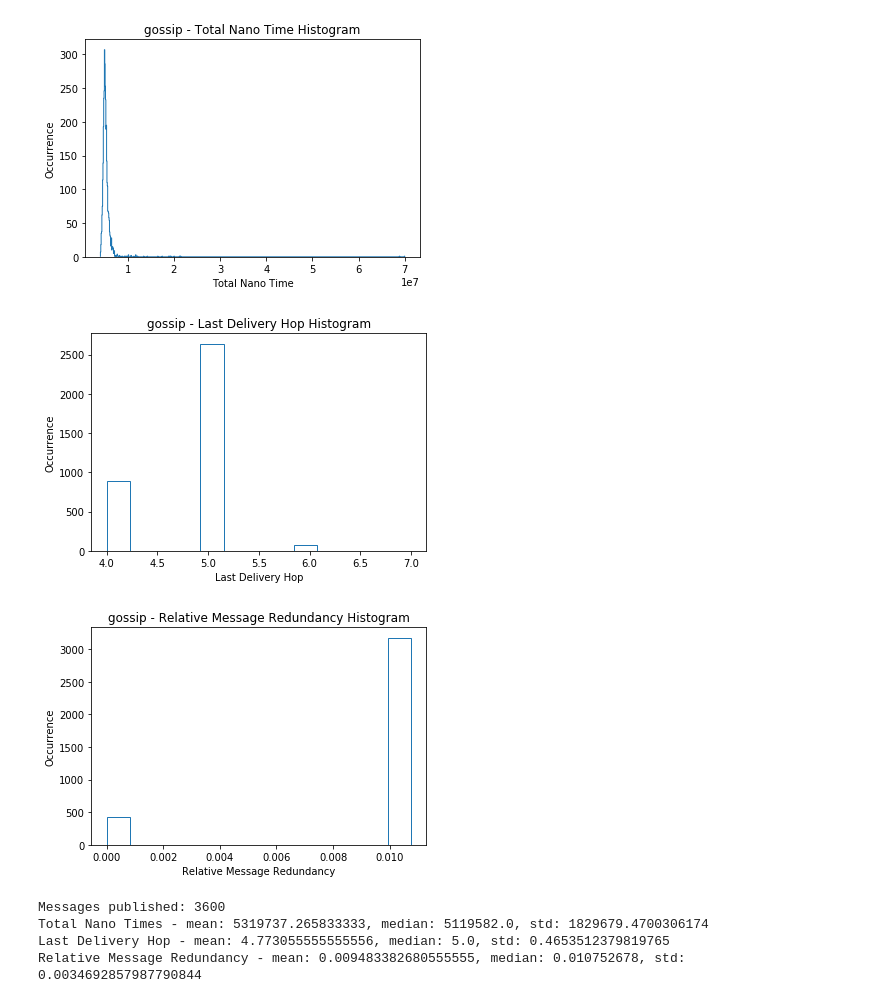
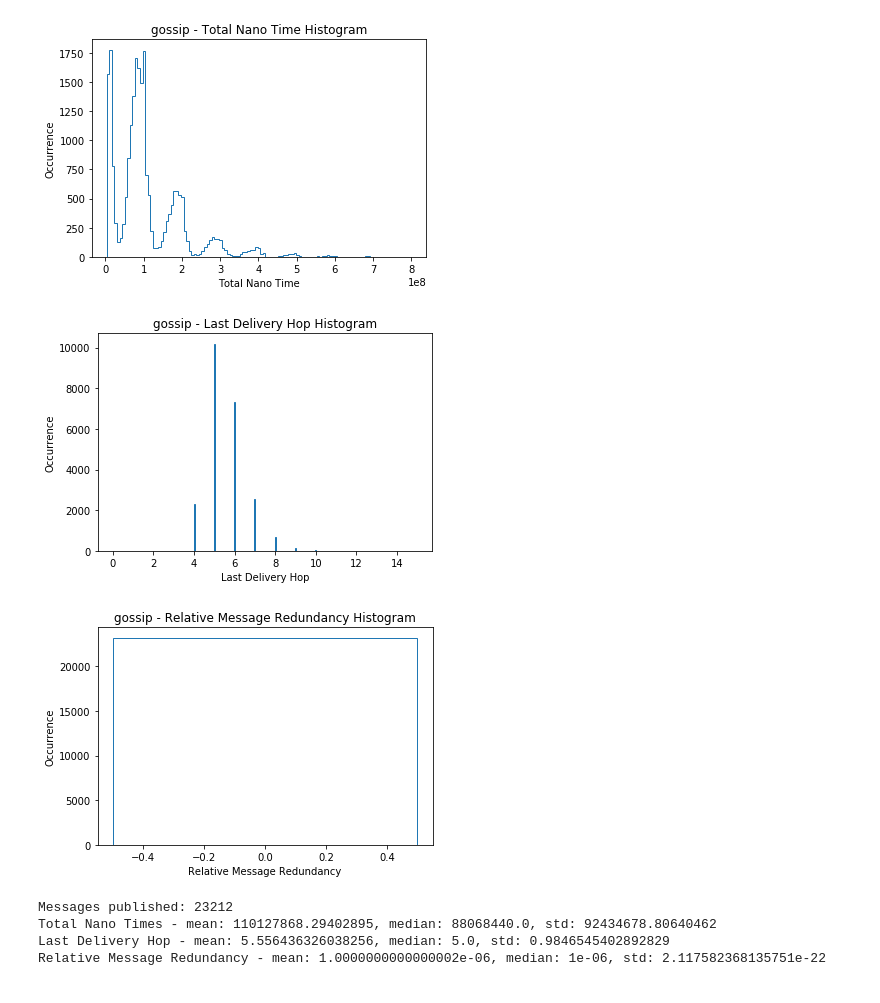
Before and after one commit to whiteblock/gossipsub-testing, a Jupyter notebook: analysis/Analyses.ipynb, the cells around one changed output. Cells and saved outputs as stored; diff of their text form; code cells hidden in the pictures.

Commit message:
update analysis graphs (injected hop counts due to error)

```diff
--- a/analysis/Analyses.ipynb
+++ b/analysis/Analyses.ipynb
@@ -94,15 +94,15 @@ def computeMetrics(algorithm = 'gossip', filename = None):
     print('Relative Message Redundancy - mean: {}, median: {}, std: {}'.format(rmrMean, rmrMedian, rmrStd))
 # %%
 # for individual plotting
-computeMetrics('gossip', 'analysis_21b.1.json')
+computeMetrics('gossip', 'analysis_31d.json')
 # %% [output]
-[figure, old version]
+[figure, new version]
-[figure, old version]
+[figure, new version]
-[figure, old version]
+[figure, new version]
-Messages published: 3600
-Total Nano Times - mean: 5319737.265833333, median: 5119582.0, std: 1829679.4700306174
-Last Delivery Hop - mean: 4.773055555555556, median: 5.0, std: 0.4653512379819765
-Relative Message Redundancy - mean: 0.009483382680555555, median: 0.010752678, std: 0.0034692857987790844
+Messages published: 23212
+Total Nano Times - mean: 110127868.29402895, median: 88068440.0, std: 92434678.80640462
+Last Delivery Hop - mean: 5.556436326038256, median: 5.0, std: 0.9846545402892829
+Relative Message Redundancy - mean: 1.0000000000000002e-06, median: 1e-06, std: 2.117582368135751e-22
 # %%
 for file in glob.glob('analysis*.json'):
     try:
```
Also changed, not shown: parts of 1 cell of this notebook.
